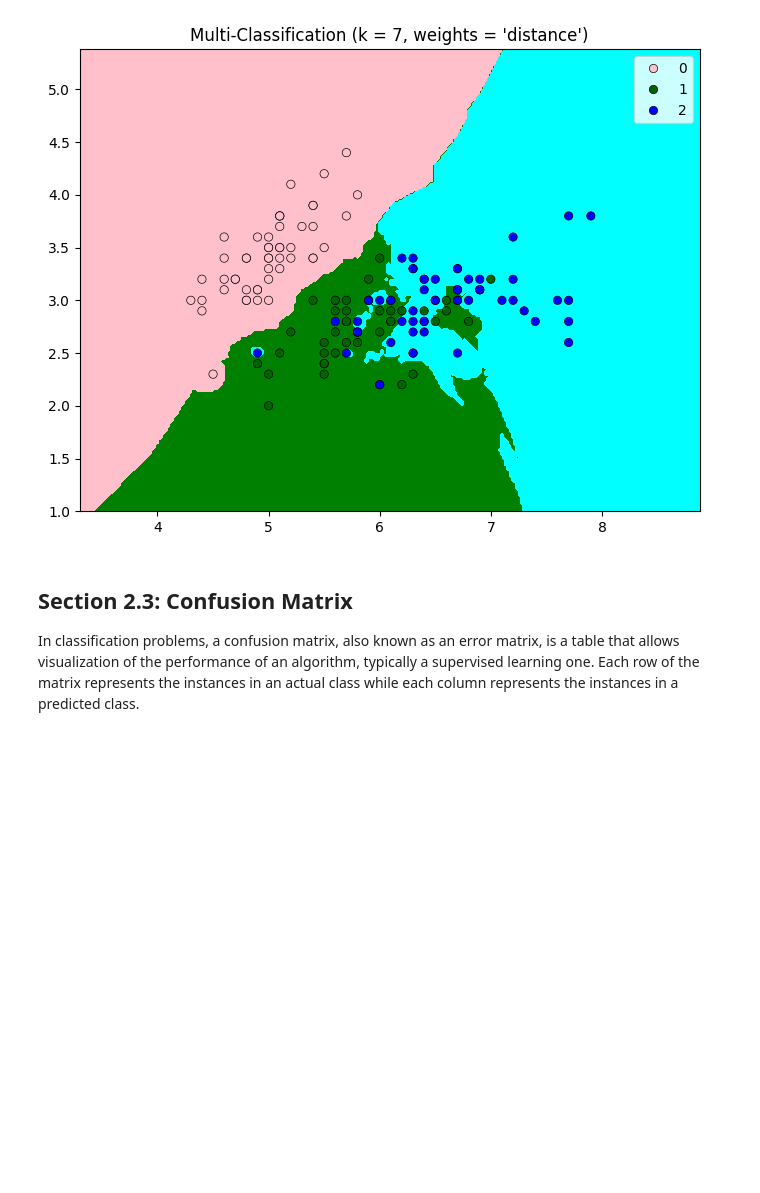
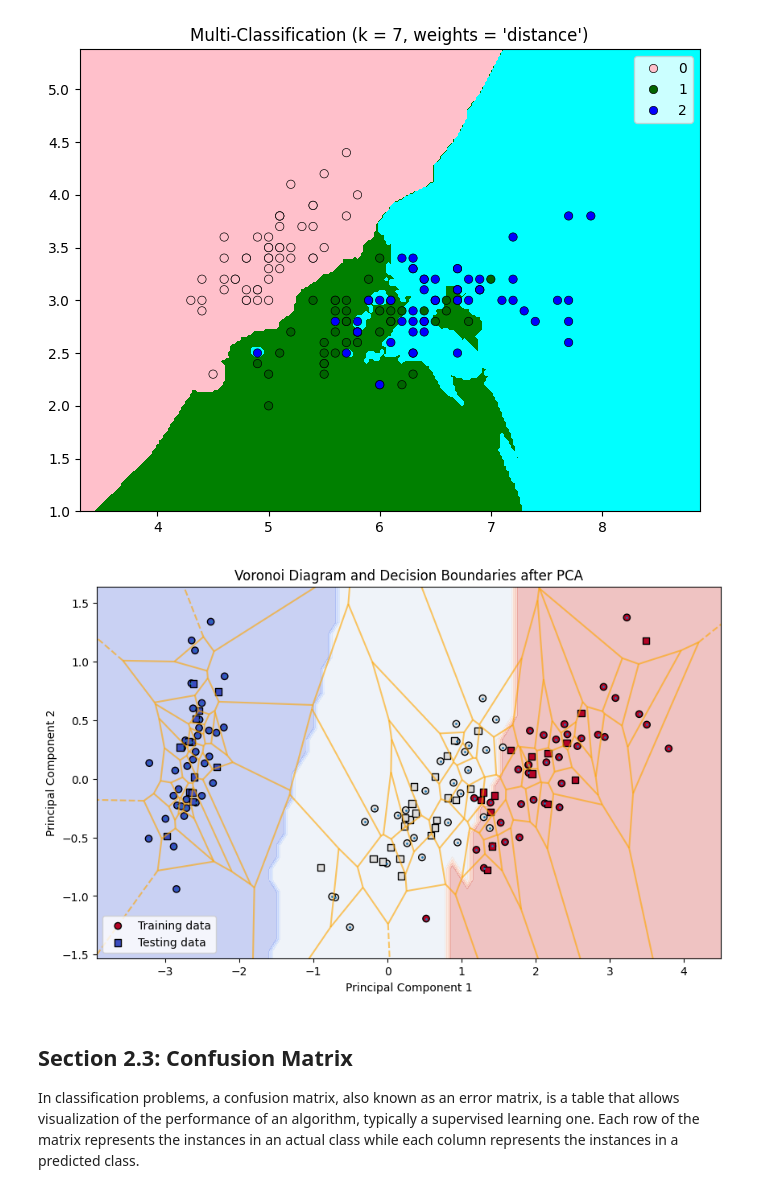
Before and after one commit to Satyanarayana53/FMML_Projects_and_labs, a Jupyter notebook: FMML_M3Lab2.ipynb, the cells around one changed output. Saved outputs shown, nothing was run; the diff lists cells and outputs as text; code cells hidden in the pictures; blank space fills up the shorter version.

Commit message:
Implementing KNN from scratch and visualize Algorithm performance

```diff
--- a/FMML_M3Lab2.ipynb
+++ b/FMML_M3Lab2.ipynb
@@ -318,3 +375,66 @@ decision_boundary_plot(x_pts,y_pts,7)
+# %%
+## TASK-2
+## In the above cells, we saw the Voronoi diagram of the data and plotted the KNN decision boundaries
+## by only considering two attributes of the dataset. You must be already familiar with PCA.
+## Apply PCA on the dataset above to reduce it to two dimensions.
+## Plot the Voronoi diagram and Decision boundaries after that.
+import numpy as np
+import pandas as pd
+from sklearn.datasets import load_iris
+from sklearn.model_selection import train_test_split
+from sklearn.neighbors import KNeighborsClassifier
+from sklearn.decomposition import PCA
+import matplotlib.pyplot as plt
+from scipy.spatial import Voronoi, voronoi_plot_2d
+
+# Load and prepare the dataset
+data = load_iris()
+df = pd.DataFrame(data.data, columns=data.feature_names)
+df["target"] = data.target
+
+# Defining features and labels
+X = np.array(df[['sepal length (cm)', 'sepal width (cm)', 'petal length (cm)', 'petal width (cm)']])
+y = np.array(df['target'])
+
+# Apply PCA to reduce the dataset to 2 dimensions
+pca = PCA(n_components=2)
+X_reduced = pca.fit_transform(X)
+
+# Split the reduced data into training and testing sets
+X_train, X_test, y_train, y_test = train_test_split(X_reduced, y, test_size=0.33, random_state=17)
+
+# Train a KNN classifier on the reduced dataset
+k = 7  # number of neighbors
+knn = KNeighborsClassifier(n_neighbors=k)
+knn.fit(X_train, y_train)
+
+# Create a mesh grid for plotting decision boundaries
+x_min, x_max = X_reduced[:, 0].min() - 1, X_reduced[:, 0].max() + 1
+y_min, y_max = X_reduced[:, 1].min() - 1, X_reduced[:, 1].max() + 1
+xx, yy = np.meshgrid(np.arange(x_min, x_max, 0.1),
+                     np.arange(y_min, y_max, 0.1))
+
+# Use the trained KNN to predict labels for each point in the mesh
+Z = knn.predict(np.c_[xx.ravel(), yy.ravel()])
+Z = Z.reshape(xx.shape)
+
+# Plot decision boundaries
+plt.figure(figsize=(10, 6))
+plt.contourf(xx, yy, Z, alpha=0.3, cmap=plt.cm.coolwarm)
+plt.scatter(X_train[:, 0], X_train[:, 1], c=y_train, edgecolor='k', marker='o', cmap=plt.cm.coolwarm, label="Training data")
+plt.scatter(X_test[:, 0], X_test[:, 1], c=y_test, edgecolor='k', marker='s', cmap=plt.cm.coolwarm, label="Testing data")
+
+# Create and plot the Voronoi diagram based on the training points
+vor = Voronoi(X_train)
+voronoi_plot_2d(vor, ax=plt.gca(), show_vertices=False, line_colors='orange', line_width=1.5, line_alpha=0.6, point_size=2)
+
+plt.title("Voronoi Diagram and Decision Boundaries after PCA")
+plt.xlabel("Principal Component 1")
+plt.ylabel("Principal Component 2")
+plt.legend()
+plt.show()
+# %% [output]
+[figure, added]
 # %% [markdown]
 ## Section 2.3: Confusion Matrix
 In classification problems, a confusion matrix, also known as an error matrix, is a table that allows visualization of the performance of an algorithm, typically a supervised learning one. Each row of the matrix represents the instances in an actual class while each column represents the instances in a predicted class.
```
Also changed, not shown: parts of 11 cells of this notebook.
